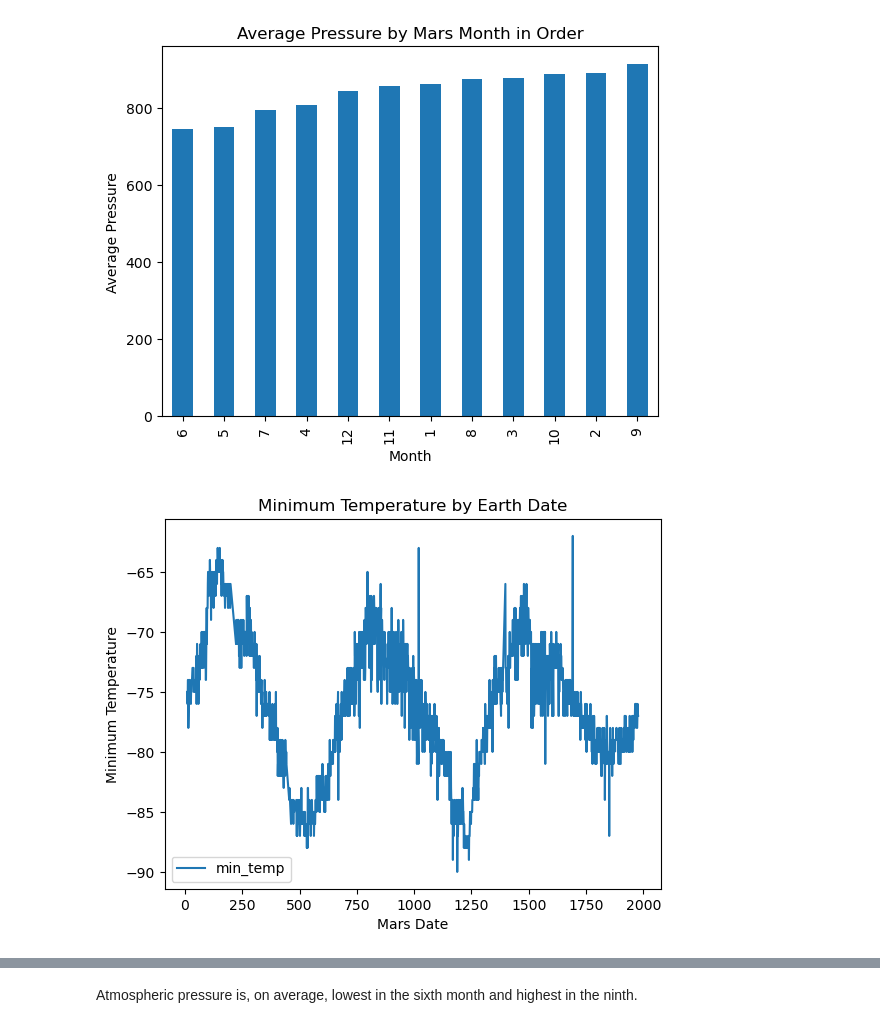
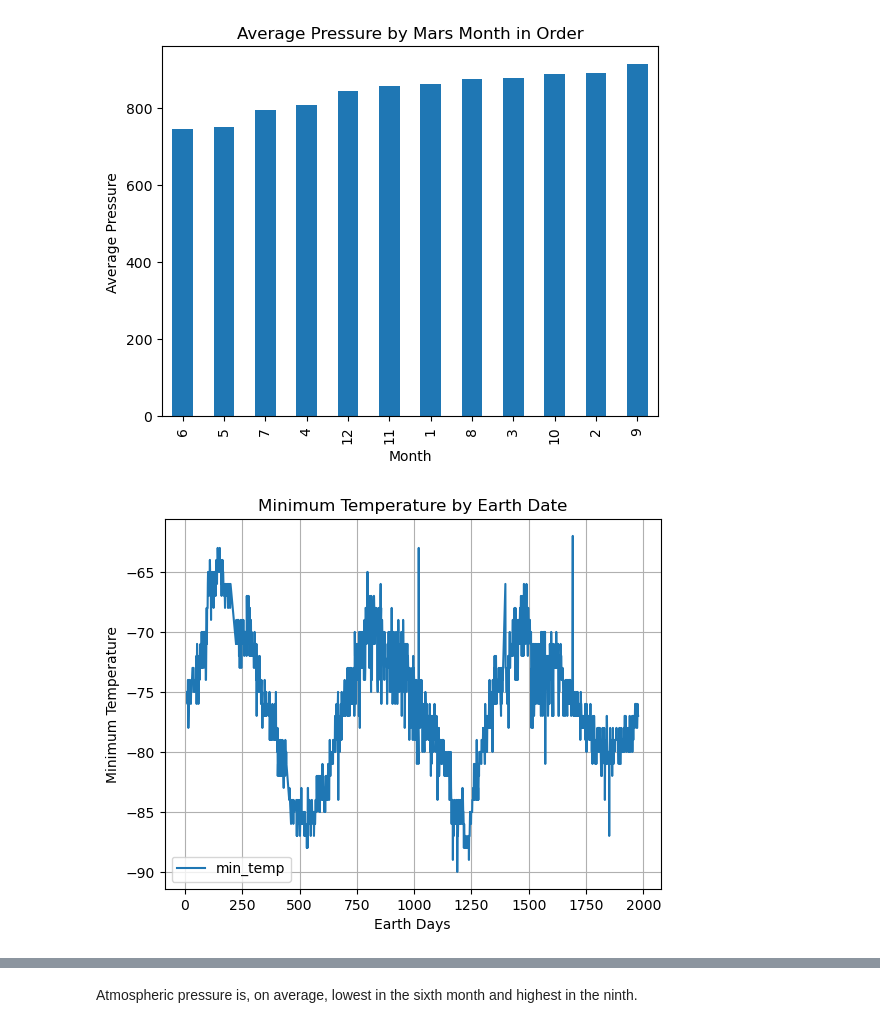
Before and after one commit to BlufferMK/web_scraping_challenge, a Jupyter notebook: mars_weather.ipynb, the cells around one changed output, grey strips where cells are left out. Cells and saved outputs as stored; diff of their text form; code cells hidden in the pictures.

```diff
--- a/mars_weather.ipynb
+++ b/mars_weather.ipynb
@@ -206,18 +237,22 @@ plt.show()
 # %% [output]
 [figure]
 # %%
+# 5. How many terrestrial (earth) days are there in a Martian year?
+
 # get first date in dataset stored as a variable
 first_date = Mars_temp_df['terrestrial_date'].iloc[0]
+first_mars_date = Mars_temp_df['sol'].iloc[0]
+
 
 #calculate number of days into the dataset into a new column of Mars_temp_df
 Mars_temp_df['Earth Days Elapsed']=Mars_temp_df['terrestrial_date'] - first_date
 
 
-Mars_temp_df.plot(x='sol', y='min_temp', kind='line')
+Mars_temp_df.plot(x='sol', y='min_temp', kind='line', label=None, grid=True)
 
 plt.title('Minimum Temperature by Earth Date')
-plt.xlabel('Mars Date')
+plt.xlabel('Earth Days')
 plt.ylabel('Minimum Temperature')
 plt.show()
 # %% [output]
-[figure, old version]
+[figure, new version]
```
Also changed, not shown: parts of 12 cells of this notebook, 1 other file.
